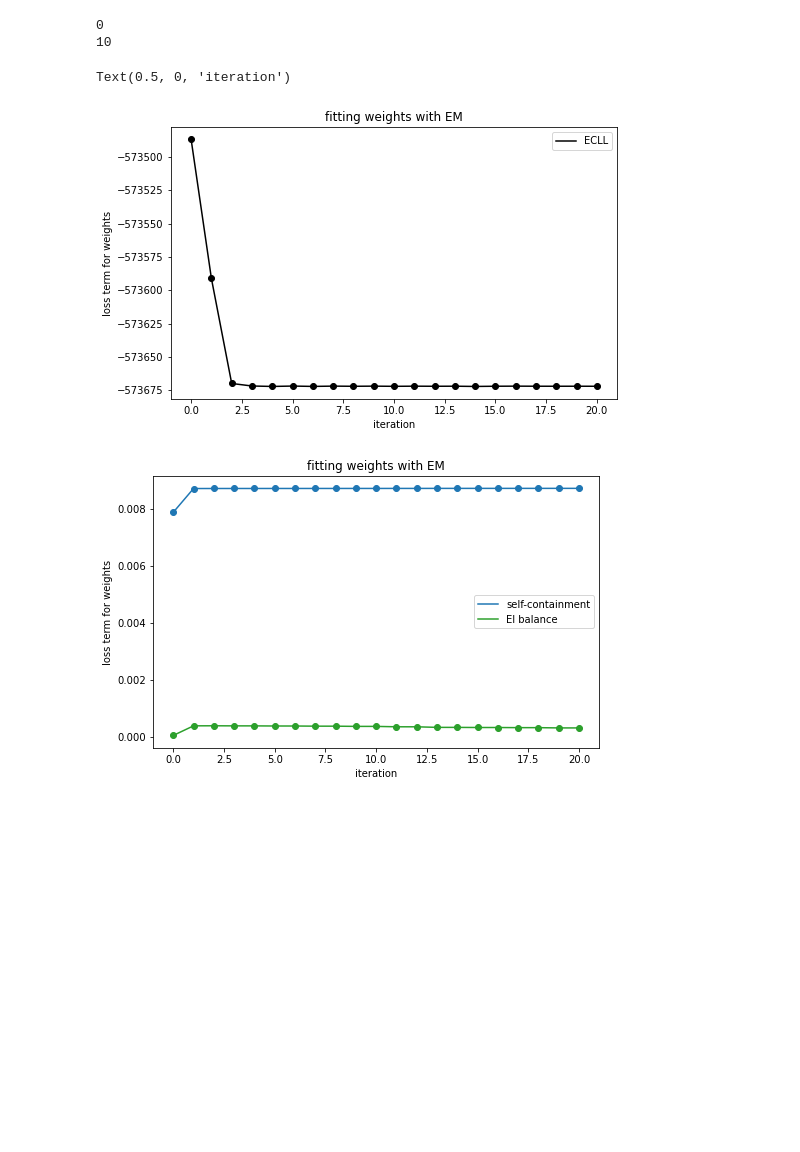
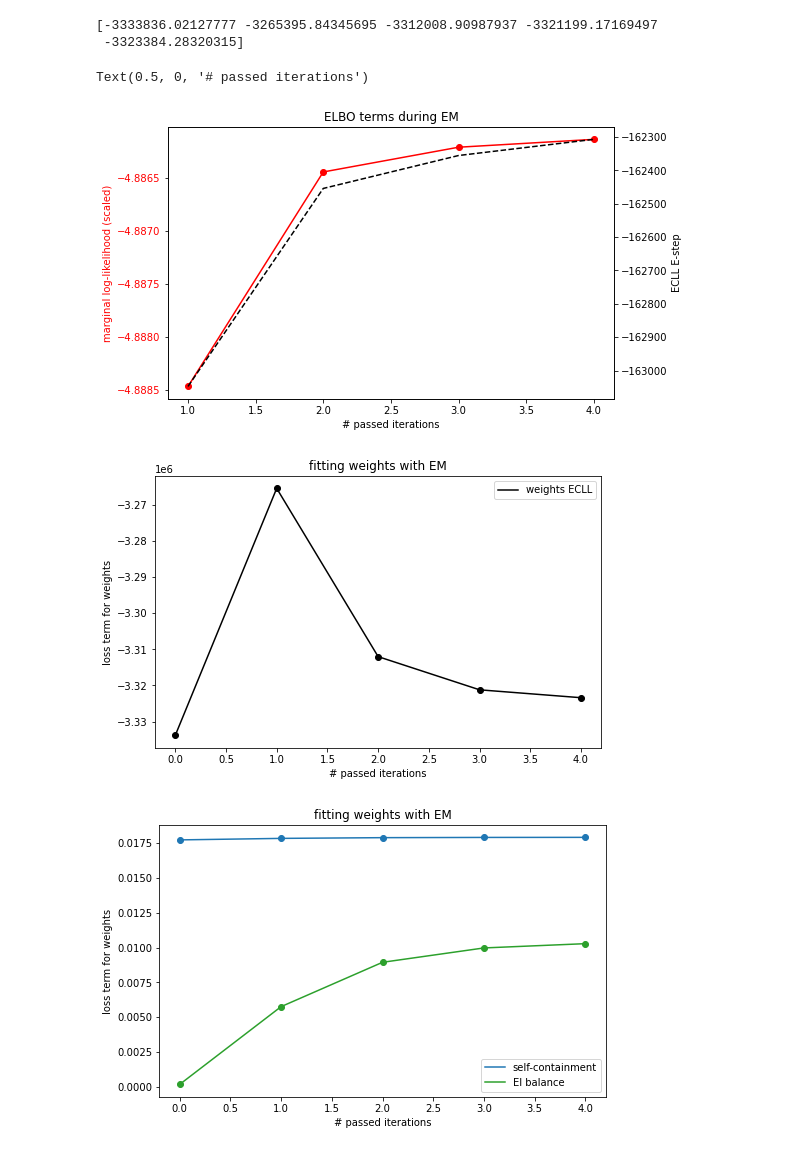
Before and after one commit to lenca56/EI-subspace-RNN, a Jupyter notebook: Analysis_Verify.ipynb, the cells around one changed output. Drawn from its saved outputs; the diff is of its cells as text; code cells hidden in the pictures; blank space fills up the shorter version.

Commit message:
fitting seems to work for K=2, N=100 and starting from true param where A rotation matrix

```diff
--- a/Analysis_Verify.ipynb
+++ b/Analysis_Verify.ipynb
@@ -91,7 +96,7 @@ RNN = EI_subspace_RNN.EI_subspace_RNN(N_e, N_i, sparsity, J, seed=1)
 # gamma = 0.001 works well for N<=150
 # gamma = 0.005 = 1/N for N=200 => instability
 # zeta_alpha_beta_gamma_list = [(10**i,1,1,1/N) for i in list(np.arange(-3,0.5,0.5))] #[10 ** i for i in list(np.arange(-3,1,0.5))]
-zeta_alpha_beta_gamma_list = [(10**i,1,1,10**i*norm_A/N) for i in list(np.arange(-2,0.5,0.5))] #[10 ** i for i in list(np.arange(-3,1,0.5))]
+zeta_alpha_beta_gamma_list = [(10**i,1,1,0) for i in list(np.arange(-0.5,0.5,0.5))] #[10 ** i for i in list(np.arange(-3,1,0.5))]
 # try gamma scheme from high to low
 # try zeta scheme from N/norm_A
 initW0, initW, loss_W, w_all = RNN.generate_or_initialize_weights_from_dynamics_LDS(A_target=trueA, R=0.85, zeta_alpha_beta_gamma_list = zeta_alpha_beta_gamma_list)
@@ -166,4 +155,9 @@ plt.show()
 # %%
+# generate data
+D = 10
+U = 500
+T = 500
+
 true_b, true_s, true_mu0, true_Q0, true_C_, true_d, true_R = RNN.generate_parameters(D, K)
 x, y = RNN.generate_latents_and_observations(U, T, trueA, true_b, true_s, true_mu0, true_Q0, true_C_, true_d, true_R)
 print(x.shape)
@@ -183,8 +172,10 @@ print(a['J'].shape)
-# %%
-max_iter = 20
-lossW, w, b, s, mu0, Q0, C_, d, R = RNN.fit_EM(y, init_w, true_b, true_s, true_mu0, true_Q0, true_C_, true_d, true_R, alpha=10, beta=10, max_iter=max_iter)
-# loss_W, w, b, s, mu0, Q0, C_, d, R = RNN.fit_EM(y, w0_Lea, true_b, true_s, true_mu0, true_Q0, true_C_, true_d, true_R, alpha=10, beta=1, max_iter=max_iter)
-# %% [output]
-0
-10
+# %%
+max_iter = 4
+
+# # fit starting from random parameters
+# init_b, init_s, init_mu0, init_Q0, init_C_, init_d, init_R = RNN.generate_parameters(D, K)
+# ecll, ll, lossW, w, b, s, mu0, Q0, C_, d, R = RNN.fit_EM(y, init_w, init_b, init_s, init_mu0, init_Q0, init_C_, init_d, init_R, alpha=0, beta=0, max_iter=max_iter)
+
+# fit starting from true parameters
+ecll, ll, lossW, w, b, s, mu0, Q0, C_, d, R = RNN.fit_EM(y, init_w, true_b, true_s, true_mu0, true_Q0, true_C_, true_d, true_R, alpha=1, beta=1, max_iter=max_iter)
 # %%
@@ -201,22 +186,38 @@ print(a['initW0'].shape)
 # %%
+# iteration 0 = initialization, iteration 1 = param after one iteration
 fig, axes = plt.subplots(figsize=(8,5))
-axes.plot(range(max_iter+1), lossW[:,0], color='black', label='ECLL')
+ax2 = axes.twinx()
+axes.plot(range(1,max_iter+1), (ll.sum(axis=1)/(U*T))[1:], '-o', color='red')
+axes.tick_params(axis='y', labelcolor='red')
+axes.set_ylabel('marginal log-likelihood (scaled)', color='red')
+ax2.plot(range(1,max_iter+1), ecll[1:], color='black', linestyle='dashed')
+ax2.tick_params(axis='y', labelcolor='black')
+ax2.set_ylabel('ECLL E-step')
+axes.set_title('ELBO terms during EM')
+axes.set_xlabel('# passed iterations')
+
+fig, axes = plt.subplots(figsize=(8,5))
+axes.plot(range(max_iter+1), lossW[:,0], color='black', label='weights ECLL')
+print(lossW[:,0])
 axes.scatter(range(max_iter+1), lossW[:,0], color='black')
 axes.legend()
 axes.set_title('fitting weights with EM')
 axes.set_ylabel('loss term for weights')
-axes.set_xlabel('iteration')
+axes.set_xlabel('# passed iterations')
 
 fig, axes = plt.subplots(figsize=(8,5))
 axes.plot(range(max_iter+1), lossW[:,1], color='tab:blue', label='self-containment')
 axes.scatter(range(max_iter+1), lossW[:,1], color='tab:blue')
 axes.plot(range(max_iter+1), lossW[:,2], color='tab:green', label='EI balance')
 axes.scatter(range(max_iter+1), lossW[:,2], color='tab:green')
 axes.legend()
 axes.set_title('fitting weights with EM')
 axes.set_ylabel('loss term for weights')
-axes.set_xlabel('iteration')
+axes.set_xlabel('# passed iterations')
 # %% [output]
-Text(0.5, 0, 'iteration')
+[-3333836.02127777 -3265395.84345695 -3312008.90987937 -3321199.17169497
+ -3323384.28320315]
+Text(0.5, 0, '# passed iterations')
-[figure, old version]
+[figure, new version]
-[figure, old version]
+[figure, new version]
+[figure, added]
```
Also changed, not shown: parts of 31 cells of this notebook, 3 other files.
